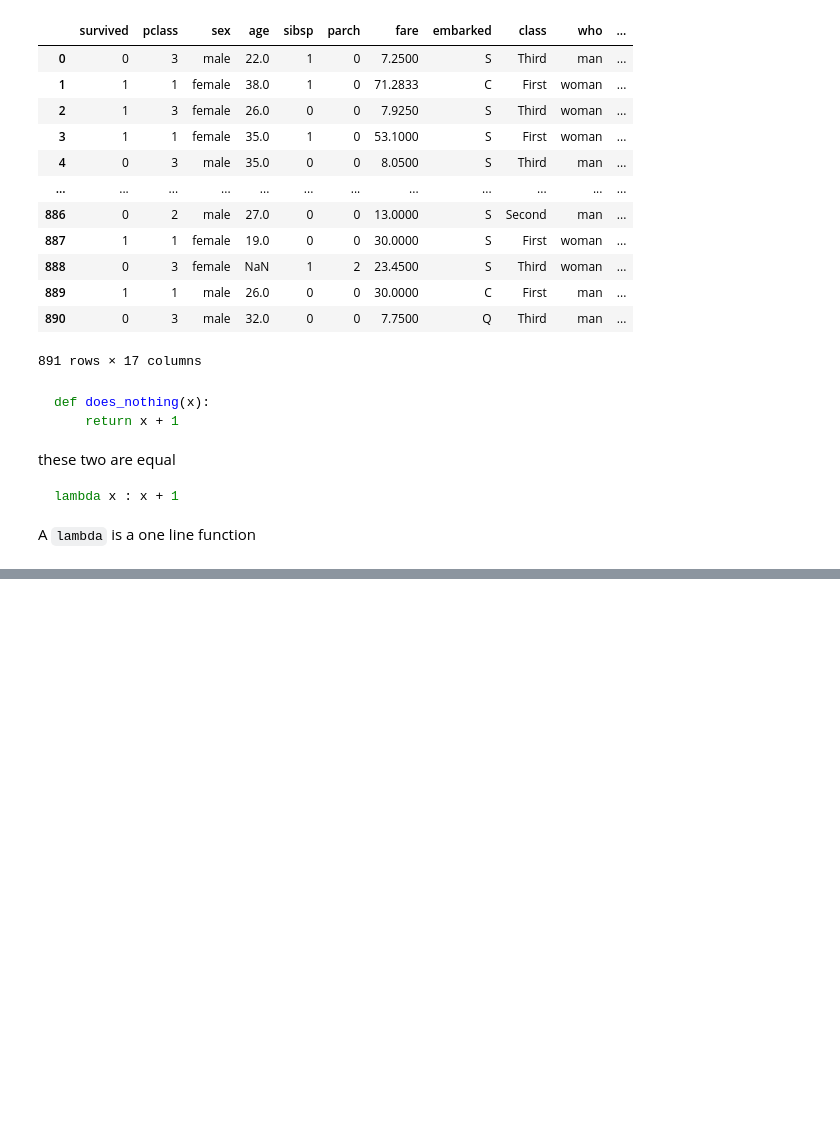
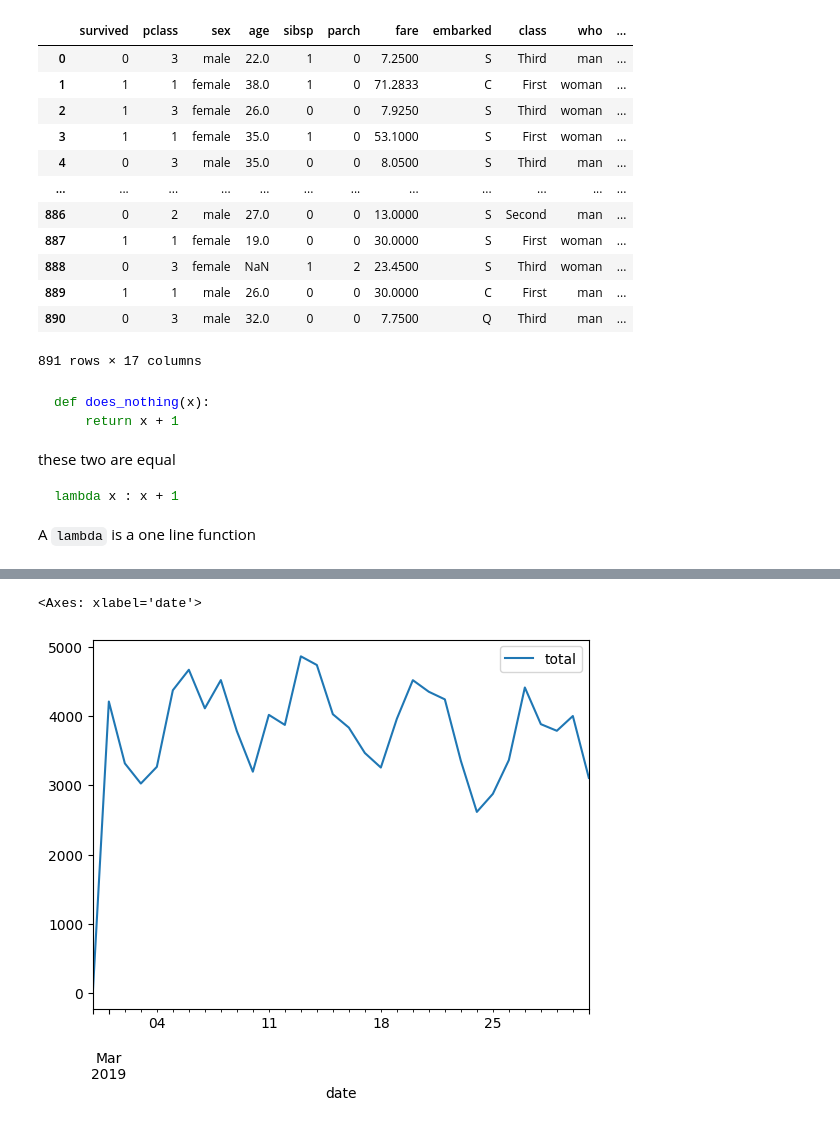
Before and after one commit to bipin-a/aidi-1100, a Jupyter notebook: lecture_material/Week6.ipynb, the cells around one changed output, grey strips where cells are left out. Cells and saved outputs as stored; diff of their text form; code cells hidden in the pictures; blank space fills up the shorter version.

```diff
--- a/lecture_material/Week6.ipynb
+++ b/lecture_material/Week6.ipynb
@@ -2722,0 +3213,4 @@ A `lambda` is a one line function
+# %%
+daily_grouped = taxis.groupby('date').agg(
+    {'total':'sum'}
+)
@@ -2722,0 +3242,6 @@ A `lambda` is a one line function
+# %%
+# Reference stationarity and Seasonaility
+daily_grouped.plot()
+# %% [output]
+<Axes: xlabel='date'>
+[figure, added]
```
Also changed, not shown: parts of 73 cells of this notebook.
